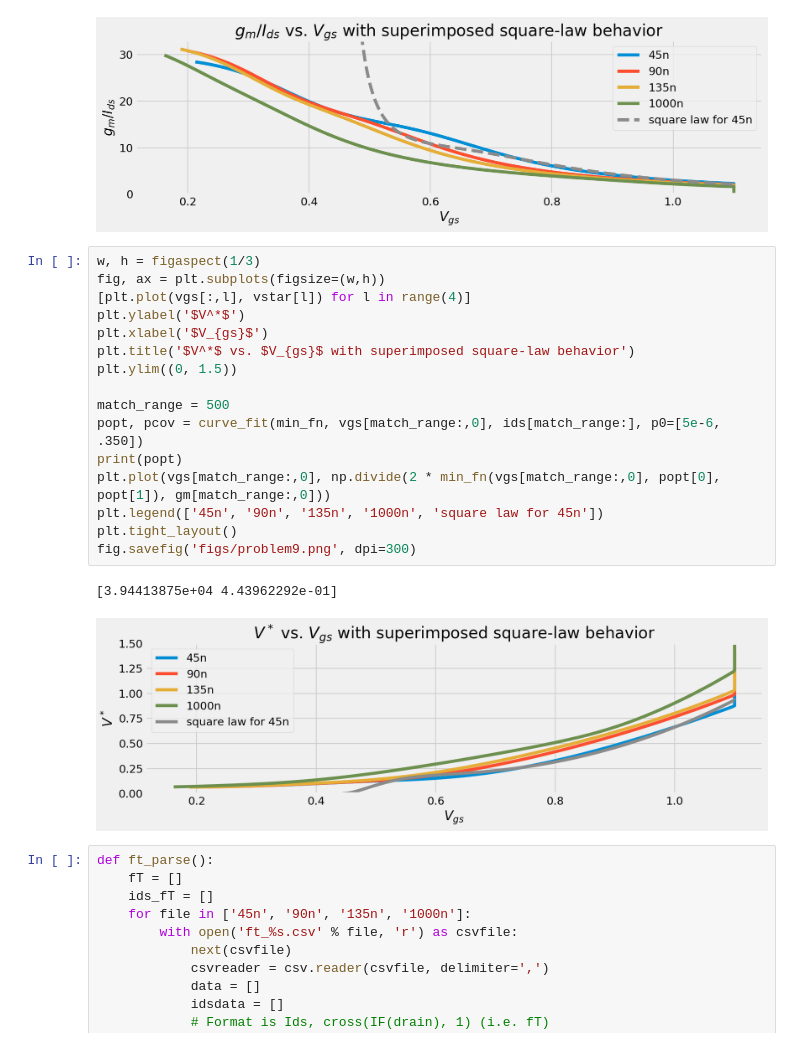
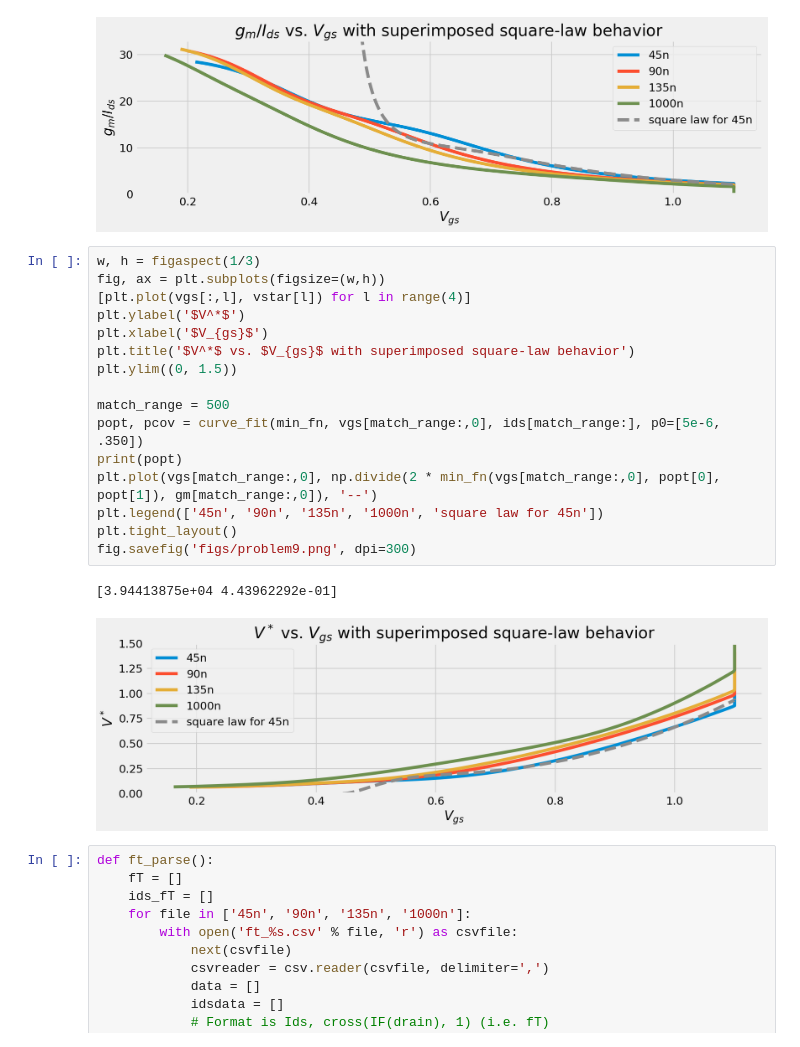
Before and after one commit to vighneshiyer/ee240b, a Jupyter notebook: hw/hw1/hw1_notebook.ipynb, the cells around one changed output. Saved outputs shown, nothing was run; the diff lists cells and outputs as text.

```diff
--- a/hw/hw1/hw1_notebook.ipynb
+++ b/hw/hw1/hw1_notebook.ipynb
@@ -96,22 +96,22 @@ fig.savefig('figs/problem8.png', dpi=300)
 # %%
 w, h = figaspect(1/3)
 fig, ax = plt.subplots(figsize=(w,h))
 [plt.plot(vgs[:,l], vstar[l]) for l in range(4)]
 plt.ylabel('$V^*$')
 plt.xlabel('$V_{gs}$')
 plt.title('$V^*$ vs. $V_{gs}$ with superimposed square-law behavior')
 plt.ylim((0, 1.5))
 
 match_range = 500
 popt, pcov = curve_fit(min_fn, vgs[match_range:,0], ids[match_range:], p0=[5e-6, .350])
 print(popt)
-plt.plot(vgs[match_range:,0], np.divide(2 * min_fn(vgs[match_range:,0], popt[0], popt[1]), gm[match_range:,0]))
+plt.plot(vgs[match_range:,0], np.divide(2 * min_fn(vgs[match_range:,0], popt[0], popt[1]), gm[match_range:,0]), '--')
 plt.legend(['45n', '90n', '135n', '1000n', 'square law for 45n'])
 plt.tight_layout()
 fig.savefig('figs/problem9.png', dpi=300)
 # %% [output]
 [3.94413875e+04 4.43962292e-01]
-[figure, old version]
+[figure, new version]
 # %%
 def ft_parse():
     fT = []
```
Also changed, not shown: parts of 1 cell of this notebook, 5 other files.
